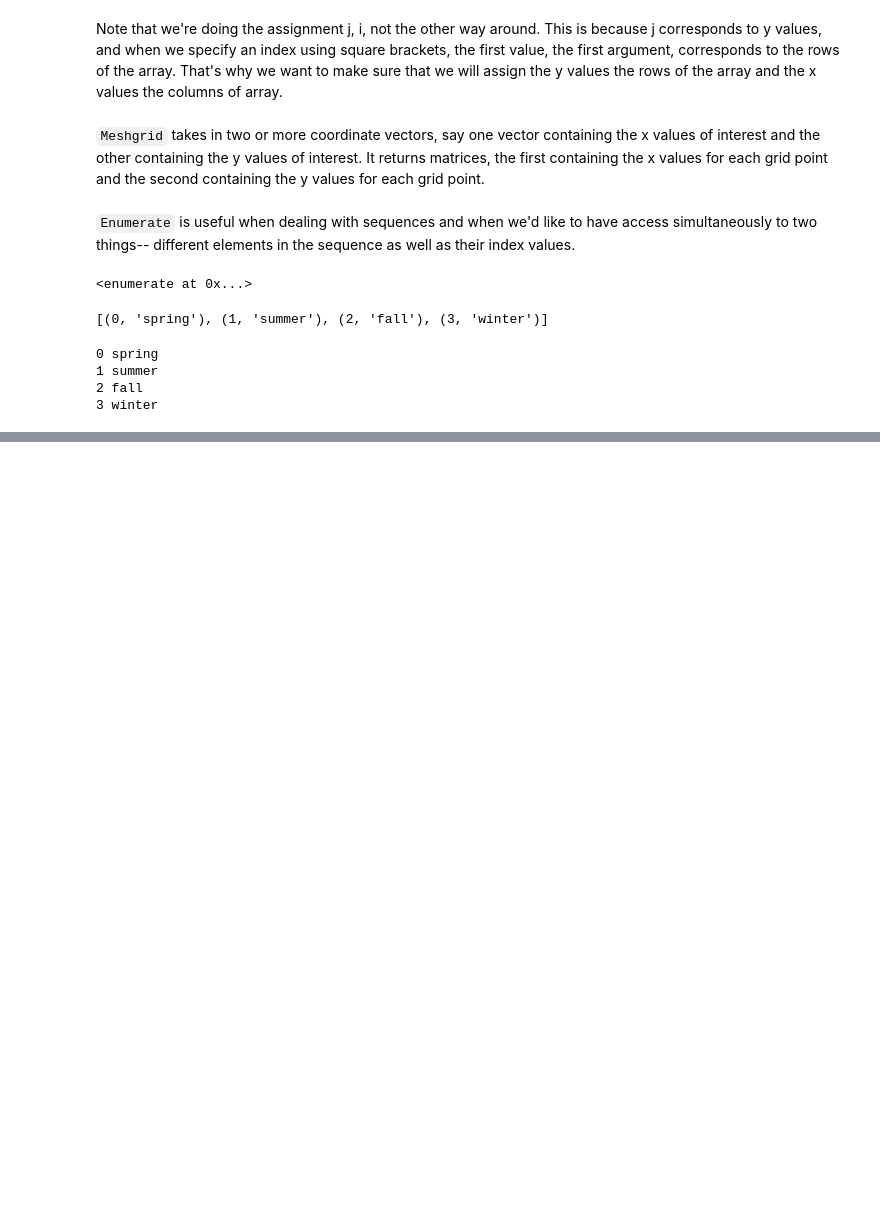
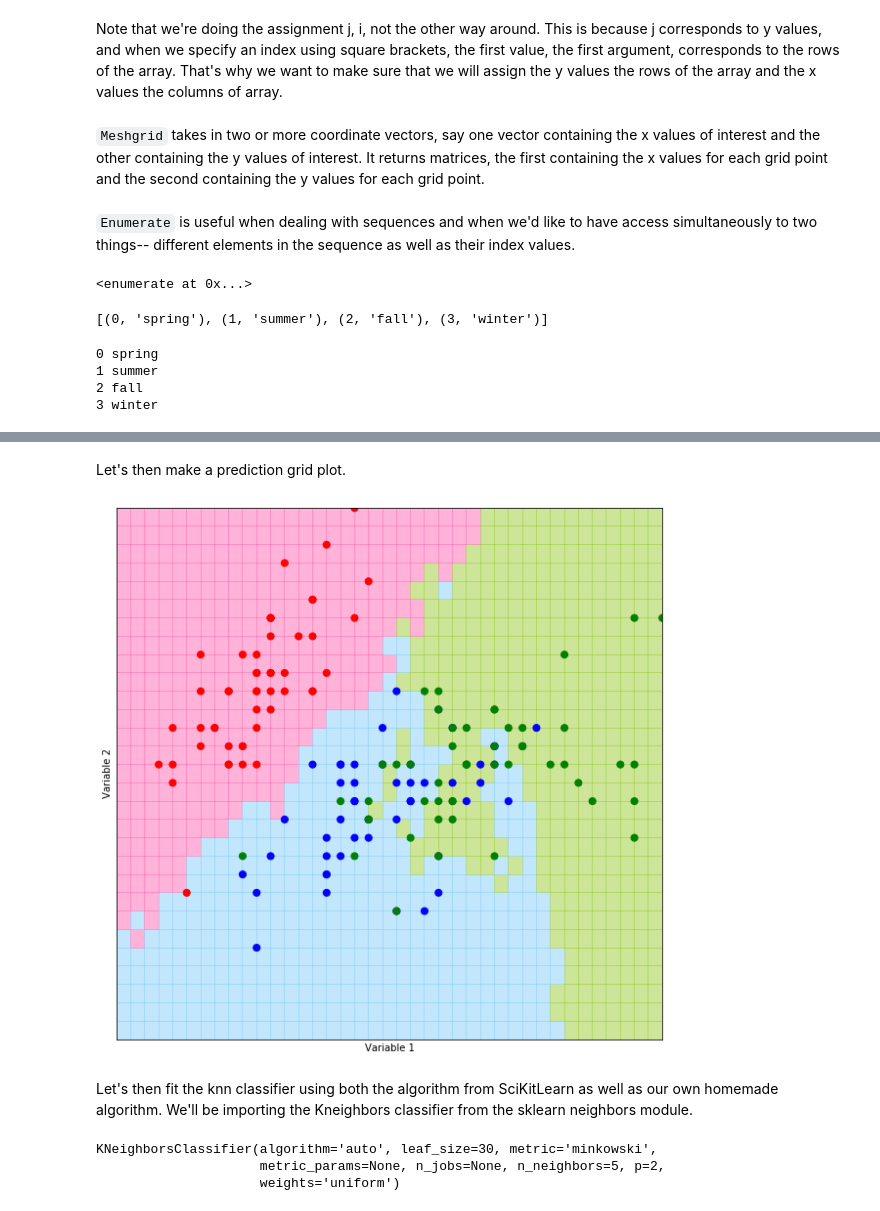
Before and after one commit to enoch-baffoe/HavardX-Using-Python-For-Research, a Jupyter notebook: Week 3 - Case Study/Introduction to classification/knn_Classification.ipynb, the cells around one changed output, grey strips where cells are left out. Drawn from its saved outputs; the diff is of its cells as text; code cells hidden in the pictures; blank space fills up the shorter version.

```diff
--- a/Week 3 - Case Study/Introduction to classification/knn_Classification.ipynb
+++ b/Week 3 - Case Study/Introduction to classification/knn_Classification.ipynb
@@ -472,0 +699,13 @@ for ind,season in enumerate(seasons):
+# %% [markdown]
+Let's then make a prediction grid plot.
+# %%
+k=5;filename="iris_grid.pdf"; limits=(4,8,1.5,4.5);h=0.1
+(xx,yy,prediction_grid)=make_prediction_grid(predictors,outcomes,limits,h,k)
+plot_prediction_grid(xx,yy,prediction_grid,filename)
+# %% [output]
+[figure, added]
+# %% [markdown]
+Let's then fit the knn classifier using both the algorithm from SciKitLearn
+as well as our own homemade algorithm.
+We'll be importing the Kneighbors classifier from the sklearn neighbors
+module.
@@ -472,0 +716,6 @@ for ind,season in enumerate(seasons):
+# %%
+knn.fit(predictors,outcomes)
+# %% [output]
+KNeighborsClassifier(algorithm='auto', leaf_size=30, metric='minkowski',
+                     metric_params=None, n_jobs=None, n_neighbors=5, p=2,
+                     weights='uniform')
```
Also changed, not shown: parts of 48 cells of this notebook, 6 other files.
